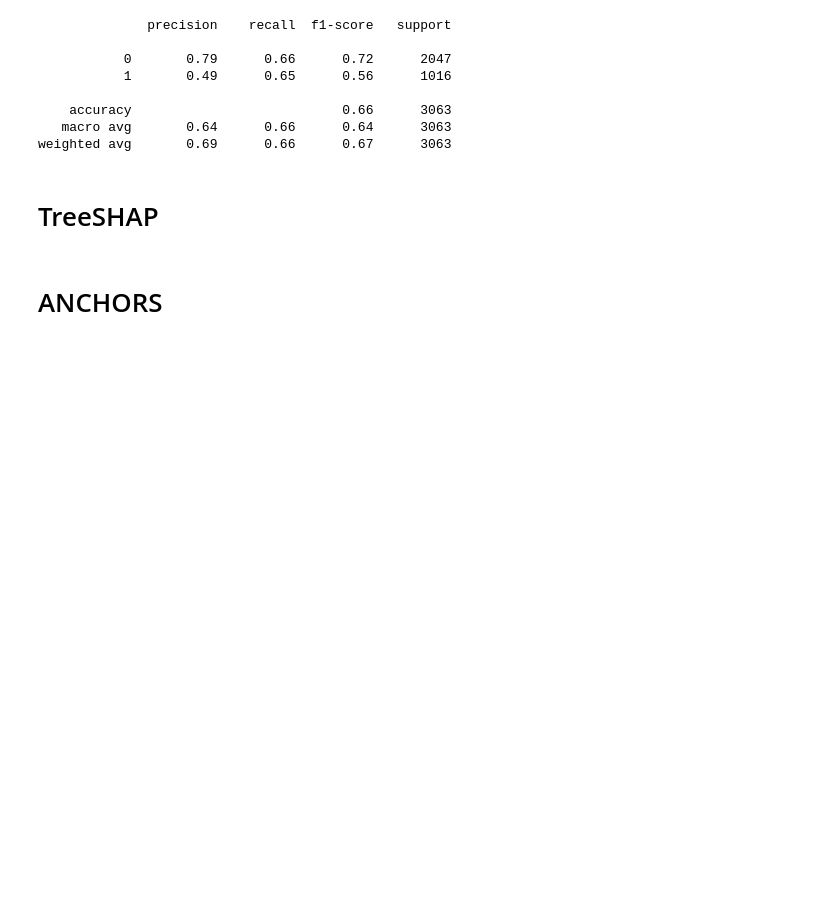
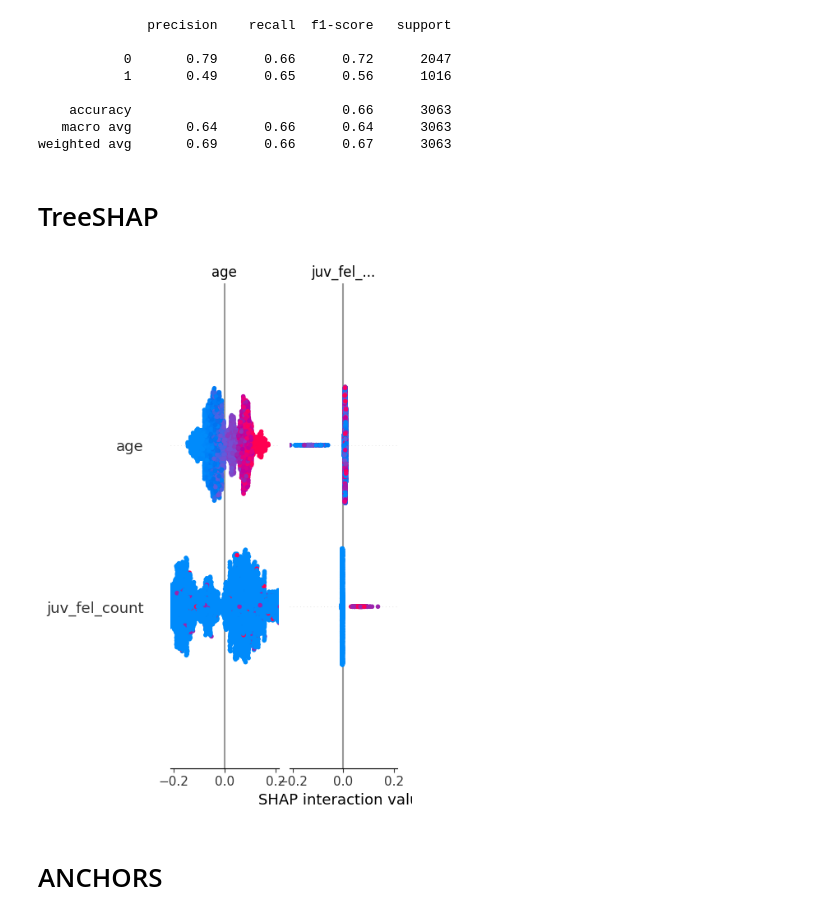
Before and after one commit to SarahSwinnen/ExplainabilityCOMPAS, a Jupyter notebook: notebook.ipynb, the cells around one changed output. Saved outputs shown, nothing was run; the diff lists cells and outputs as text; code cells hidden in the pictures; blank space fills up the shorter version.

```diff
--- a/notebook.ipynb
+++ b/notebook.ipynb
@@ -154,0 +150,9 @@ RandomForestClassifier(class_weight='balanced', max_depth=10,
+# %%
+from sklearn.preprocessing import OneHotEncoder
+
+encoder = OneHotEncoder(handle_unknown="ignore", sparse_output = False)
+# handle_unknown prevents crash if it does not know the category
+# puts 0 if it doesn't know it to indicate False
+# sparse as False is important so it stores as a normal array
+
+encoder.fit(X_train[catCols])
@@ -154,0 +161,18 @@ RandomForestClassifier(class_weight='balanced', max_depth=10,
+# %%
+X_train_cat = encoder.transform(X_train[catCols])
+X_test_cat = encoder.transform(X_test[catCols])
+
+catNames = encoder.get_feature_names_out(catCols)
+
+X_train_enc = pd.concat([
+    X_train[numCols].reset_index(drop = True),
+    pd.DataFrame(X_train_cat, columns = catNames)
+], axis = 1)
+
+X_test_enc = pd.concat([
+    X_test[numCols].reset_index(drop = True),
+    pd.DataFrame(X_test_cat, columns = catNames)
+], axis = 1)
+# %%
+rf = RandomForestClassifier(n_estimators=300, random_state=randNum, min_samples_leaf=5, max_depth=10, class_weight='balanced')
+rf.fit(X_train_enc, y_train)
@@ -217,6 +235,4 @@ weighted avg       0.69      0.66      0.67      3063
 # %%
 explainer = shap.TreeExplainer(rf)
 
-shapValues = explainer.shap_values(X_test)
-
-sv = shapValues[1] # 0 for negative is_recid, 1 for positive
+shapValues = explainer.shap_values(X_test_enc)
@@ -225,0 +239,4 @@ shap.summary_plot(sv, X_test)
+# %%
+shap.summary_plot(shapValues, X_test_enc)
+# %% [output]
+[figure, added]
```
Also changed, not shown: parts of 10 cells of this notebook.
